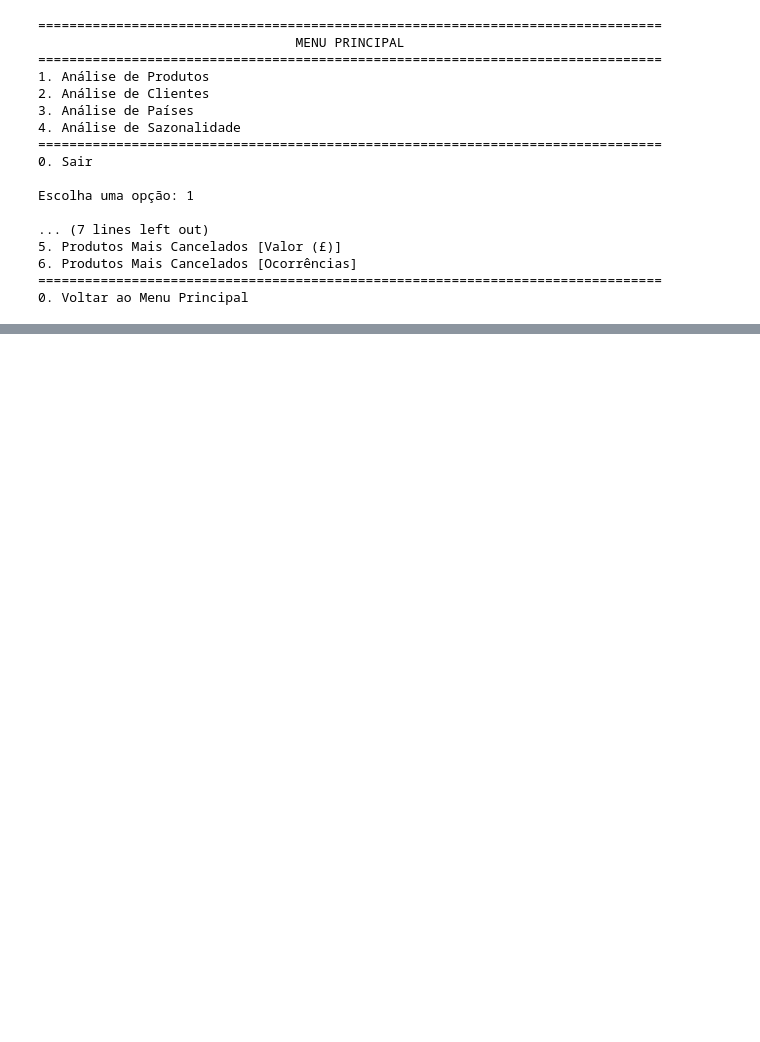
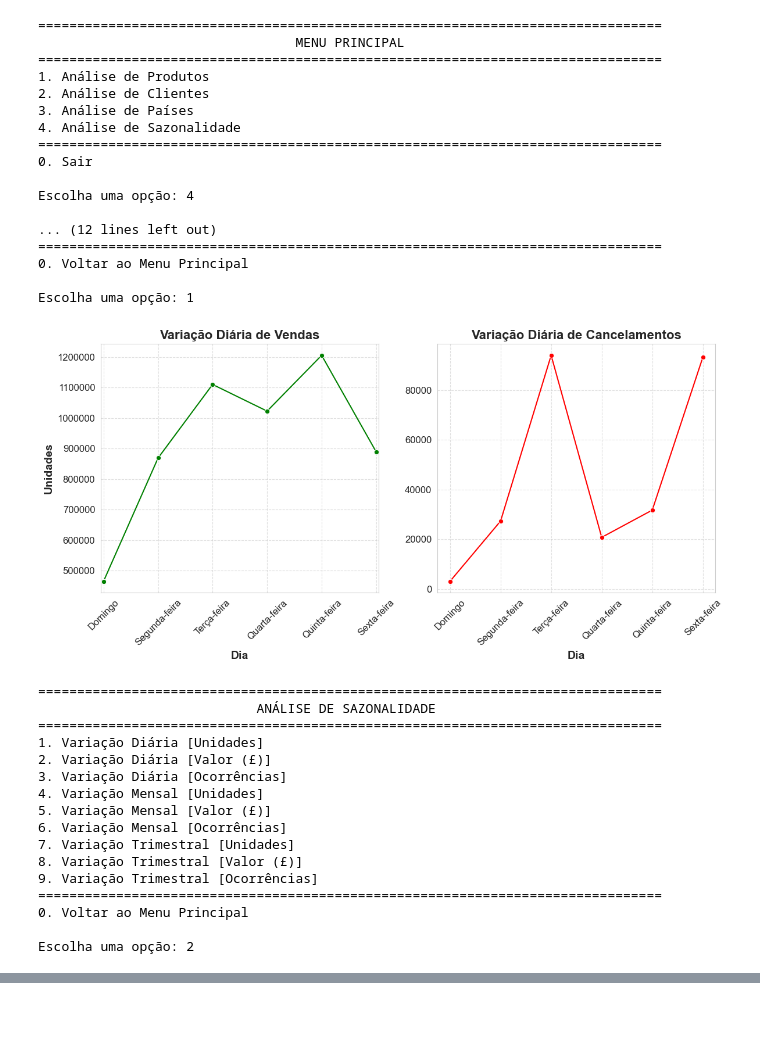
Before and after one commit to matheusbnc/Ecommerce-Sales-Analysis, a Jupyter notebook: App/app.ipynb, the cells around one changed output, grey strips where cells are left out. Drawn from its saved outputs; the diff is of its cells as text; code cells hidden in the pictures; blank space fills up the shorter version.

Commit message:
Ajustes funcao sazonalidade

```diff
--- a/App/app.ipynb
+++ b/App/app.ipynb
@@ -135,39 +135,73 @@ def main():
                     daily_variation_quantity(retail_saz)
 
                 elif opcao_sazonalidade == '2':
+                    daily_variation_price(retail_saz)
+
+                elif opcao_sazonalidade == '3':
+                    daily_variation_frequency(retail_saz)
+
+                elif opcao_sazonalidade == '4':
+                    monthly_variation_quantity(retail_saz)
+
+                elif opcao_sazonalidade == '5':
                     pass
-                elif opcao_sazonalidade == '3':
+
+                elif opcao_sazonalidade == '6':
+                    pass
+
+                elif opcao_sazonalidade == '7':
+                    pass
+                elif opcao_sazonalidade == '8':
+                    pass
+                elif opcao_sazonalidade == '9':
                     pass
                 elif opcao_sazonalidade == '0':
                     break
 
                 else:
                     print('\nOpção inválida. Por favor, escolha uma opção válida.\n')
 
         elif opcao == '0':
             print('\nSaindo do programa...')
             break
 
         else:
             print('\nOpção inválida. Por favor, escolha uma opção válida.\n')
 
 if __name__ == '__main__':
     main()
 # %% [output]
 ================================================================================
                                  MENU PRINCIPAL
 ================================================================================
 1. Análise de Produtos
 2. Análise de Clientes
 3. Análise de Países
 4. Análise de Sazonalidade
 ================================================================================
 0. Sair
 
-Escolha uma opção: 1
+Escolha uma opção: 4
 
-... (7 lines left out)
-5. Produtos Mais Cancelados [Valor (£)]
-6. Produtos Mais Cancelados [Ocorrências]
+... (12 lines left out)
 ================================================================================
 0. Voltar ao Menu Principal
+
+Escolha uma opção: 1
+[figure, added]
+================================================================================
+                            ANÁLISE DE SAZONALIDADE
+================================================================================
+1. Variação Diária [Unidades]
+2. Variação Diária [Valor (£)]
+3. Variação Diária [Ocorrências]
+4. Variação Mensal [Unidades]
+5. Variação Mensal [Valor (£)]
+6. Variação Mensal [Ocorrências]
+7. Variação Trimestral [Unidades]
+8. Variação Trimestral [Valor (£)]
+9. Variação Trimestral [Ocorrências]
+================================================================================
+0. Voltar ao Menu Principal
+
+Escolha uma opção: 2
```
Also changed, not shown: parts of 1 cell of this notebook, 3 other files.
